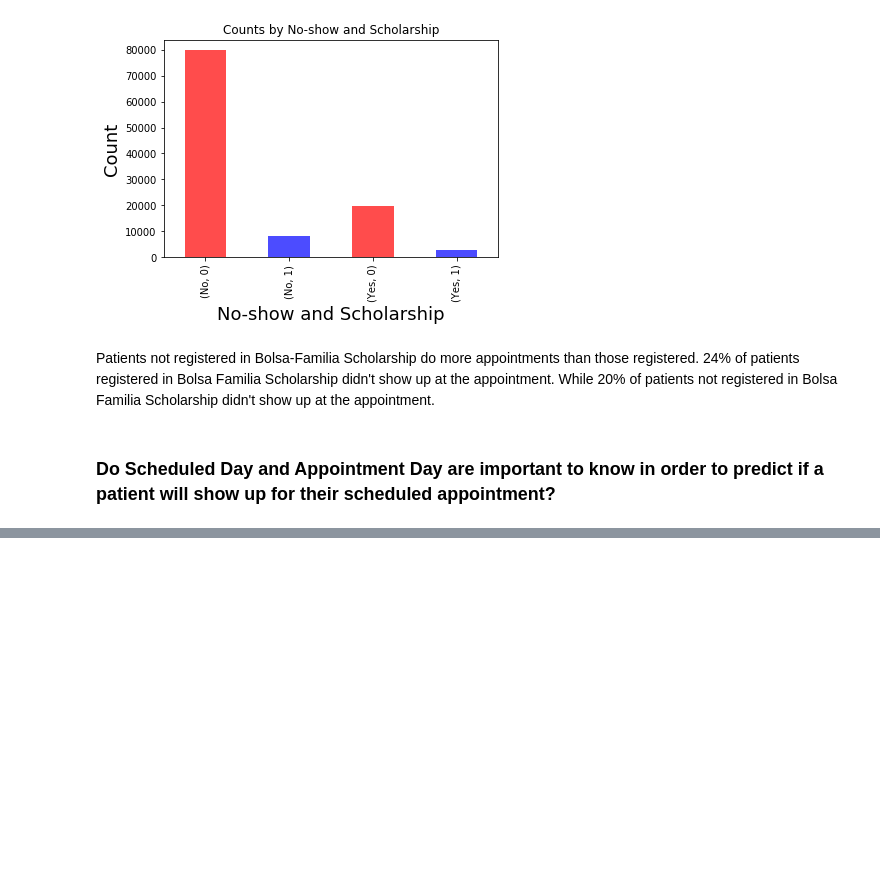
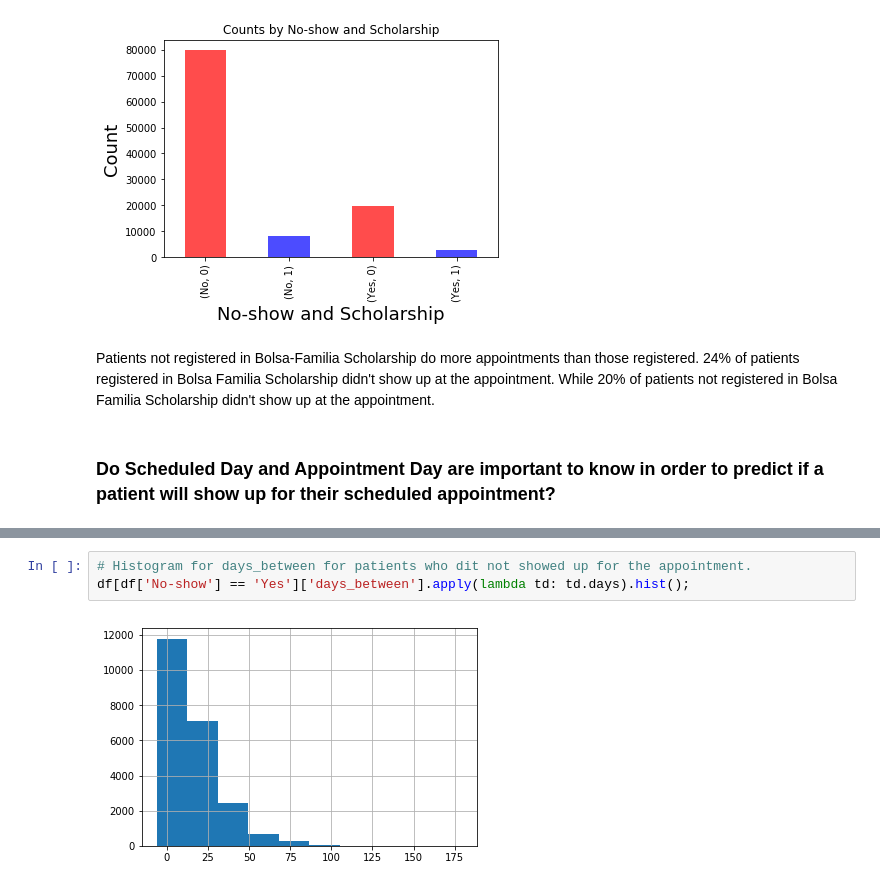
Before and after one commit to diegourban/no-show, a Jupyter notebook: no_show.ipynb, the cells around one changed output, grey strips where cells are left out. Cells and saved outputs as stored; diff of their text form; blank space fills up the shorter version.

```diff
--- a/no_show.ipynb
+++ b/no_show.ipynb
@@ -307,0 +351,5 @@ Name: PatientId, Length: 237, dtype: int64
+# %%
+# Histogram for days_between for patients who dit not showed up for the appointment.
+df[df['No-show'] == 'Yes']['days_between'].apply(lambda td: td.days).hist();
+# %% [output]
+[figure, added]
```
Also changed, not shown: parts of 24 cells of this notebook.
